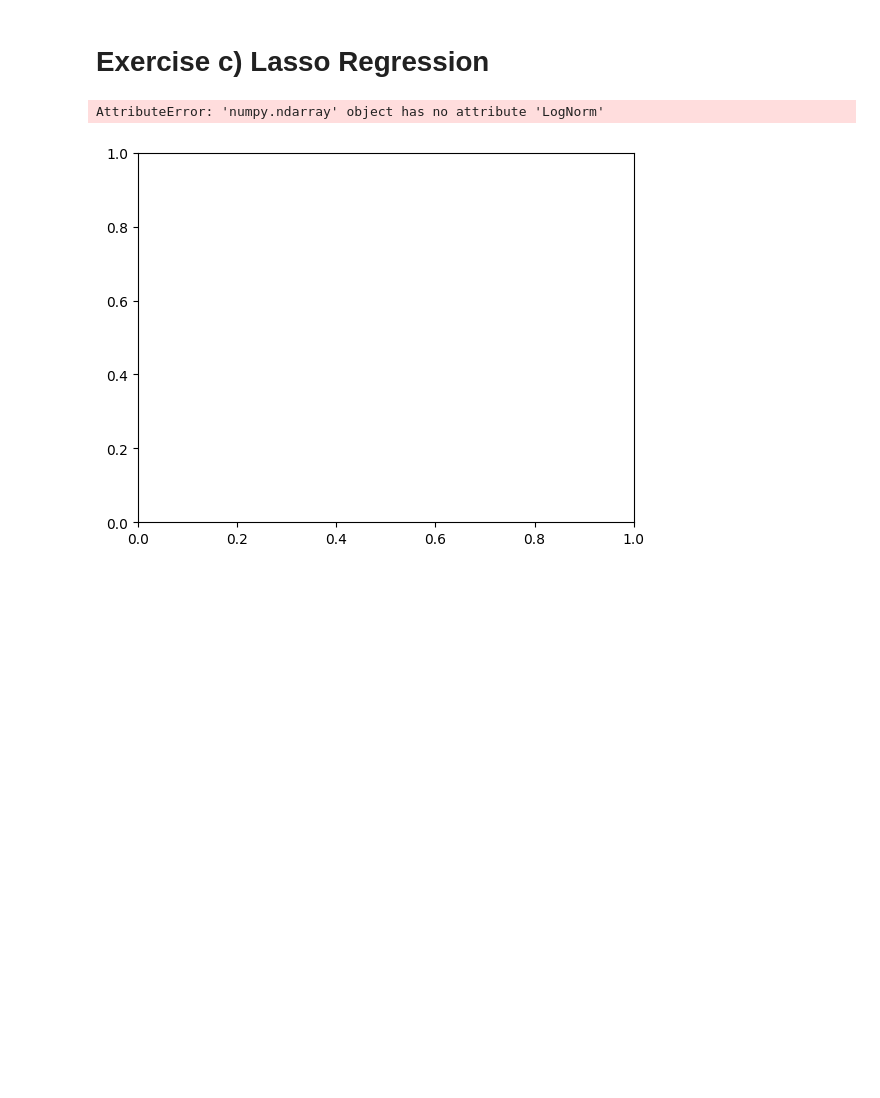
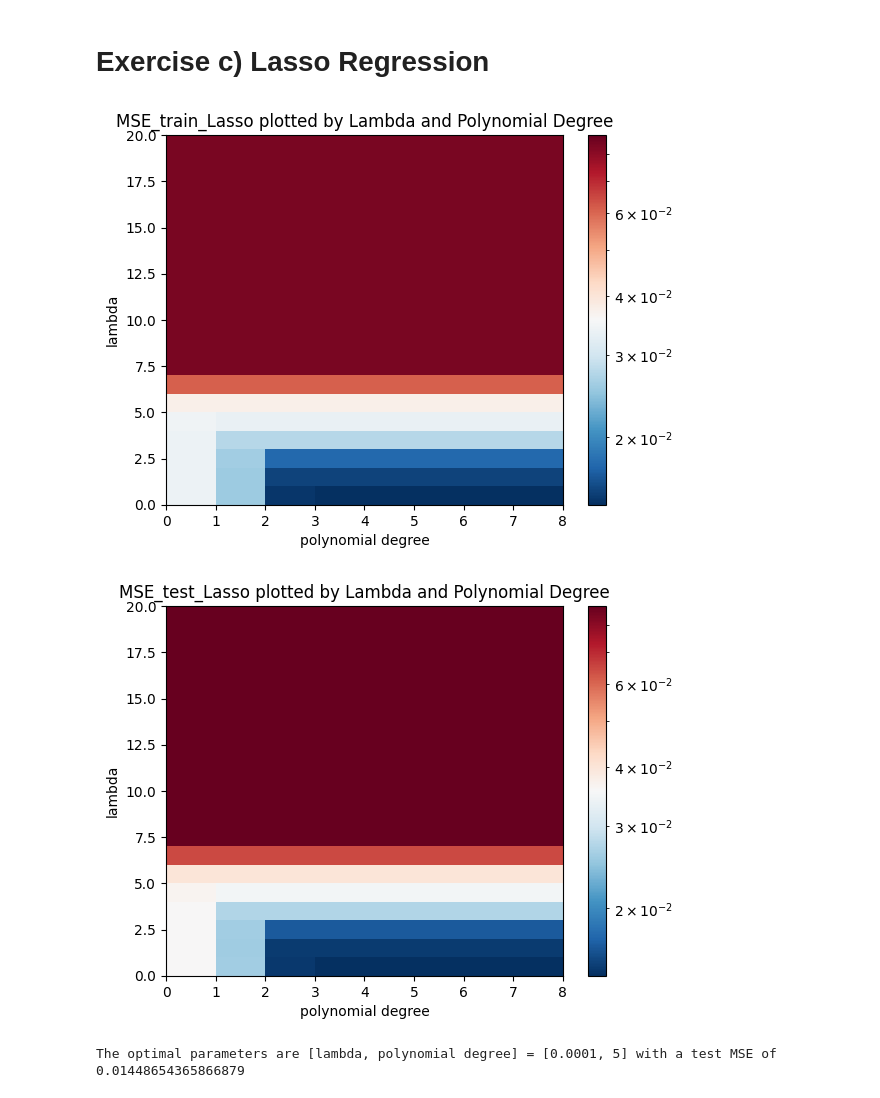
Before and after one commit to alessiasanfelici/FYS-STK4155-Project-1, a Jupyter notebook: Project-1 merged a) to c).ipynb, the cells around one changed output. Drawn from its saved outputs; the diff is of its cells as text; code cells hidden in the pictures; blank space fills up the shorter version.

Commit message:
Lasso

```diff
--- a/Project-1 merged a) to c).ipynb
+++ b/Project-1 merged a) to c).ipynb
@@ -316,49 +315,55 @@ MSE_test_Lasso = np.zeros((len(lmb),degree))
 rsqr_train_Lasso = np.zeros((len(lmb),degree))
 rsqr_test_Lasso = np.zeros((len(lmb),degree))
 
+X_tilde = X_train_scaled[:,[0, 1]]
+# we can only fit the Lasso Reg without and intercept when we can assure that the calculated intercept would equal zero, so we have to scale z
+z_tilde = z_train - z_scaler
 
 for j in range(len(lmb)):
     for i in range(1, degree+1):
-        c = int((i+2)*(i+1)/2)
-        X_tilde = X_train_scaled[:,0:c-1]
 
-        RegLasso = linear_model.Lasso(lmb[i],fit_intercept=True)
-        RegLasso.fit(X_tilde,z_train)
+        poly = PolynomialFeatures(degree=i)
+        designmatrix = poly.fit_transform(X_tilde)
+        RegLasso = linear_model.Lasso(lmb[j],fit_intercept=False)
+        RegLasso.fit(designmatrix,z_tilde)
 
-        ypredict_Lasso = RegLasso.predict(X_tilde)
-        ypredict_test_Lasso = RegLasso.predict(X_test_scaled[:,0:c-1])
+        ypredict_Lasso = RegLasso.predict(designmatrix)
+        ypredict_test_Lasso = RegLasso.predict(poly.fit_transform(X_test_scaled[:,[0, 1]]))
 
-        MSE_train_Lasso[j, i-1] = MSE(z_train, ypredict_Lasso)
-        MSE_test_Lasso[j, i-1] = MSE(z_test, ypredict_test_Lasso)
-        rsqr_train_Lasso[j, i-1] = MSE(z_train, ypredict_Lasso)
-        rsqr_test_Lasso[j, i-1] = MSE(z_test, ypredict_test_Lasso)
+        MSE_train_Lasso[j, i-1] = MSE(z_tilde, ypredict_Lasso)
+        MSE_test_Lasso[j, i-1] = MSE(z_test-z_scaler, ypredict_test_Lasso)
+        rsqr_train_Lasso[j, i-1] = MSE(z_tilde, ypredict_Lasso)
+        rsqr_test_Lasso[j, i-1] = MSE(z_test-z_scaler, ypredict_test_Lasso)
 
 
 # plotting the MSE and R^2 - as well as beta - as functions of the polynomial degree
 
 fig, ax = plt.subplots()
 
 minimum = [MSE_test_Lasso.min(), MSE_train_Lasso.min()]
 min = np.min(minimum)
 maximum = [MSE_test_Lasso.max(), MSE_train_Lasso.max()]
 max = np.max(maximum)
 norm=colors.LogNorm(vmin=min, vmax=max)
 ax.pcolormesh(MSE_train_Lasso, cmap='RdBu_r', norm=norm)
 plt.title("MSE_train_Lasso plotted by Lambda and Polynomial Degree")
 fig.colorbar(cm.ScalarMappable(norm=norm, cmap='RdBu_r'), ax=ax)
 plt.xlabel("polynomial degree")
 plt.ylabel("lambda")
 plt.show()
 
 fig, ax = plt.subplots()
 ax.pcolormesh(MSE_test_Lasso, cmap='RdBu_r', norm=norm)
 plt.title("MSE_test_Lasso plotted by Lambda and Polynomial Degree")
 fig.colorbar(cm.ScalarMappable(norm=norm, cmap='RdBu_r'), ax=ax)
 plt.xlabel("polynomial degree")
 plt.ylabel("lambda")
 plt.show()
 
-print("The optimal parameters are [lambda, polynomial degree] = ["+str(lmb[para_opt_Ridge[0]])+", "+str(para_opt_Ridge[1]+1)+"]")
+MSE_opt_Lasso, para_opt_Lasso = MSE_test_Lasso.min(), np.unravel_index(MSE_test_Lasso.argmin(), MSE_test_Lasso.shape)
+
+print("The optimal parameters are [lambda, polynomial degree] = ["+str(lmb[para_opt_Lasso[0]])+", "+str(para_opt_Lasso[1]+1)+"]"+" with a test MSE of "+str(MSE_test_Lasso.min()))
 # %% [output]
+[figure, new version]
+[figure, added]
-AttributeError: 'numpy.ndarray' object has no attribute 'LogNorm'
+The optimal parameters are [lambda, polynomial degree] = [0.0001, 5] with a test MSE of 0.01448654365866879
-[figure, old version]
```
Also changed, not shown: parts of 1 cell of this notebook.
